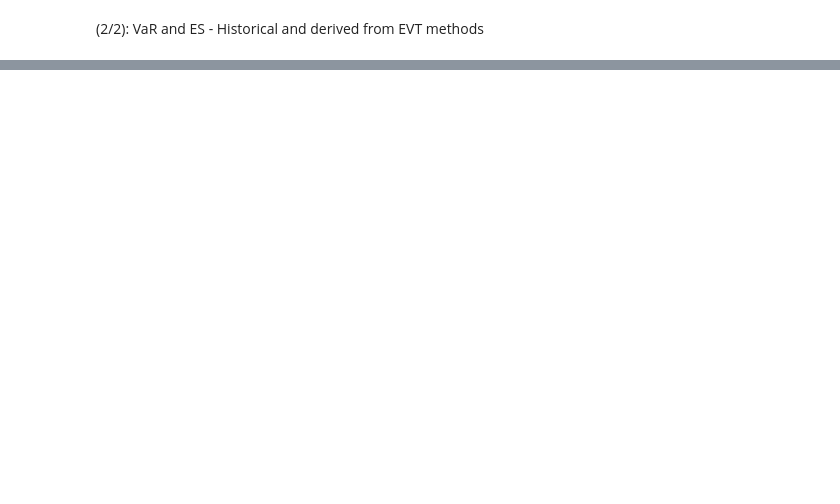
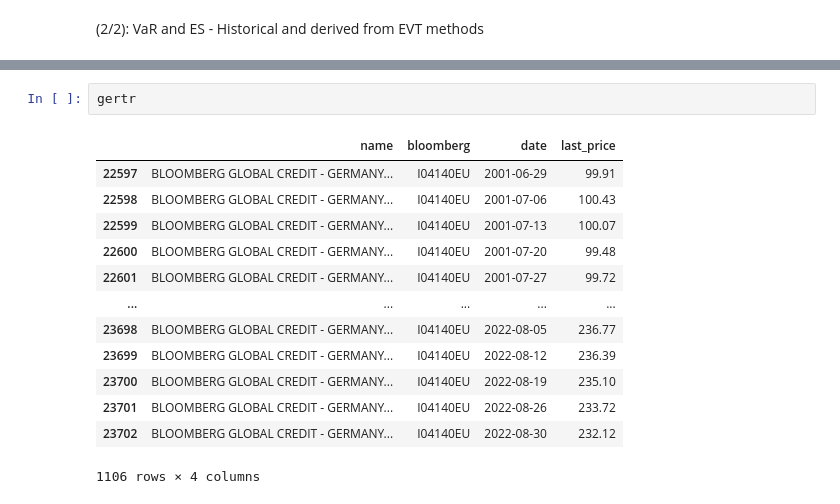
Before and after one commit to TimmieBengtsson/bachelors_project, a Jupyter notebook: bsc_script.ipynb, the cells around one changed output, grey strips where cells are left out. Drawn from its saved outputs; the diff is of its cells as text; blank space fills up the shorter version.

```diff
--- a/bsc_script.ipynb
+++ b/bsc_script.ipynb
@@ -659,0 +660,16 @@ EVT Expected shortfall @ 0.999: 6.2%
+# %%
+gertr
+# %% [output]
+|  | name | bloomberg | date | last_price |
+| 22597 | BLOOMBERG GLOBAL CREDIT - GERMANY... | I04140EU | 2001-06-29 | 99.91 |
+| 22598 | BLOOMBERG GLOBAL CREDIT - GERMANY... | I04140EU | 2001-07-06 | 100.43 |
+| 22599 | BLOOMBERG GLOBAL CREDIT - GERMANY... | I04140EU | 2001-07-13 | 100.07 |
+| 22600 | BLOOMBERG GLOBAL CREDIT - GERMANY... | I04140EU | 2001-07-20 | 99.48 |
+| 22601 | BLOOMBERG GLOBAL CREDIT - GERMANY... | I04140EU | 2001-07-27 | 99.72 |
+| ... | ... | ... | ... | ... |
+| 23698 | BLOOMBERG GLOBAL CREDIT - GERMANY... | I04140EU | 2022-08-05 | 236.77 |
+| 23699 | BLOOMBERG GLOBAL CREDIT - GERMANY... | I04140EU | 2022-08-12 | 236.39 |
+| 23700 | BLOOMBERG GLOBAL CREDIT - GERMANY... | I04140EU | 2022-08-19 | 235.10 |
+| 23701 | BLOOMBERG GLOBAL CREDIT - GERMANY... | I04140EU | 2022-08-26 | 233.72 |
+| 23702 | BLOOMBERG GLOBAL CREDIT - GERMANY... | I04140EU | 2022-08-30 | 232.12 |
+1106 rows × 4 columns
```
Also changed, not shown: parts of 2 cells of this notebook.
